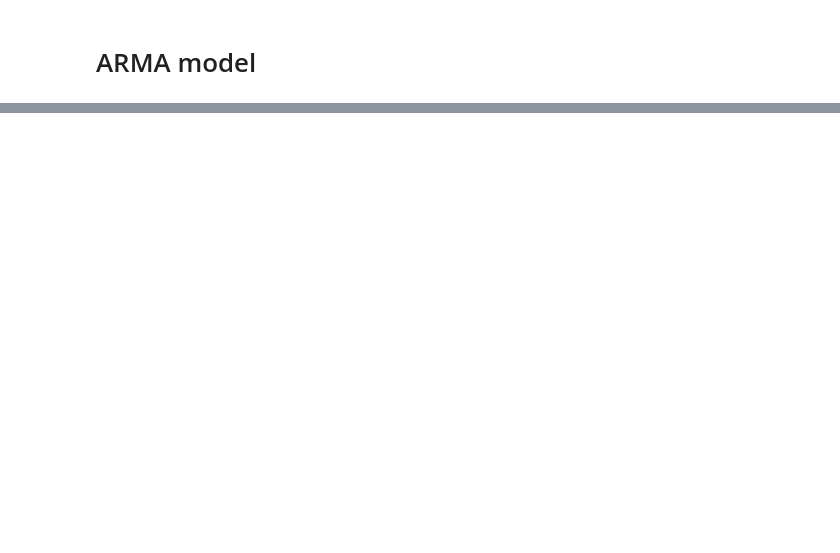
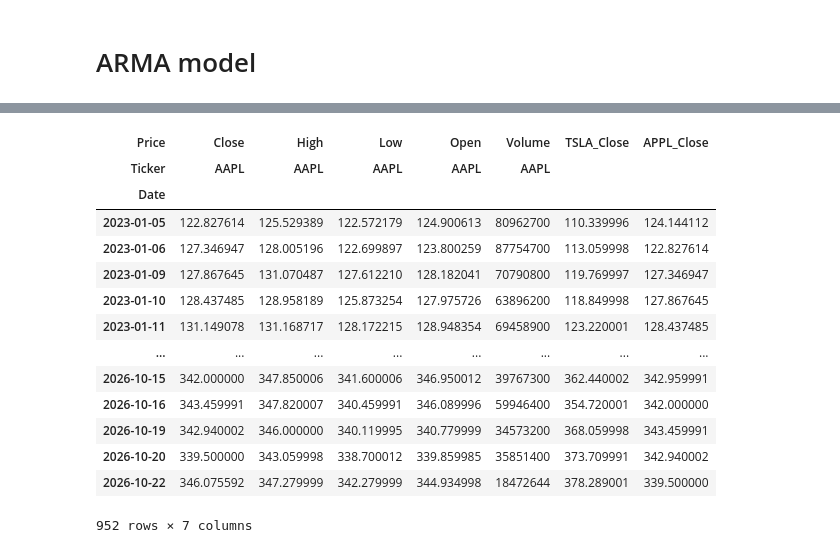
Before and after one commit to harshrathi0010-web/ML-practice, a Jupyter notebook: TSA/models with code.ipynb, the cells around one changed output, grey strips where cells are left out. Saved outputs shown, nothing was run; the diff lists cells and outputs as text; code cells hidden in the pictures; blank space fills up the shorter version.

```diff
--- a/TSA/models with code.ipynb
+++ b/TSA/models with code.ipynb
@@ -150,0 +202,18 @@ plt.show()
+# %%
+stock_data
+# %% [output]
+| Price | Close | High | Low | Open | Volume | TSLA_Close | APPL_Close |
+| Ticker | AAPL | AAPL | AAPL | AAPL | AAPL |  |  |
+| Date |  |  |  |  |  |  |  |
+| 2023-01-05 | 122.827614 | 125.529389 | 122.572179 | 124.900613 | 80962700 | 110.339996 | 124.144112 |
+| 2023-01-06 | 127.346947 | 128.005196 | 122.699897 | 123.800259 | 87754700 | 113.059998 | 122.827614 |
+| 2023-01-09 | 127.867645 | 131.070487 | 127.612210 | 128.182041 | 70790800 | 119.769997 | 127.346947 |
+| 2023-01-10 | 128.437485 | 128.958189 | 125.873254 | 127.975726 | 63896200 | 118.849998 | 127.867645 |
+| 2023-01-11 | 131.149078 | 131.168717 | 128.172215 | 128.948354 | 69458900 | 123.220001 | 128.437485 |
+| ... | ... | ... | ... | ... | ... | ... | ... |
+| 2026-10-15 | 342.000000 | 347.850006 | 341.600006 | 346.950012 | 39767300 | 362.440002 | 342.959991 |
+| 2026-10-16 | 343.459991 | 347.820007 | 340.459991 | 346.089996 | 59946400 | 354.720001 | 342.000000 |
+| 2026-10-19 | 342.940002 | 346.000000 | 340.119995 | 340.779999 | 34573200 | 368.059998 | 343.459991 |
+| 2026-10-20 | 339.500000 | 343.059998 | 338.700012 | 339.859985 | 35851400 | 373.709991 | 342.940002 |
+| 2026-10-22 | 346.075592 | 347.279999 | 342.279999 | 344.934998 | 18472644 | 378.289001 | 339.500000 |
+952 rows × 7 columns
```
Also changed, not shown: parts of 15 cells of this notebook, 3 other files.
